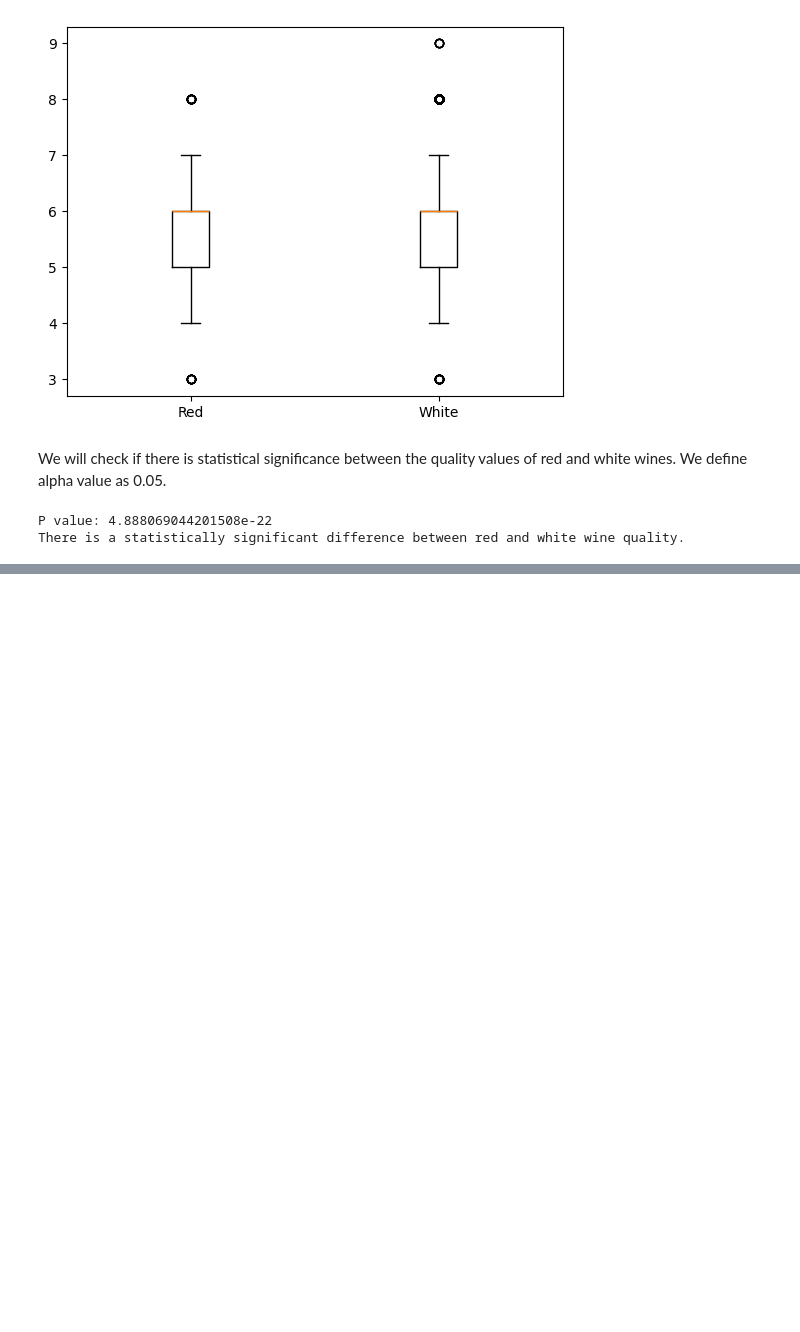
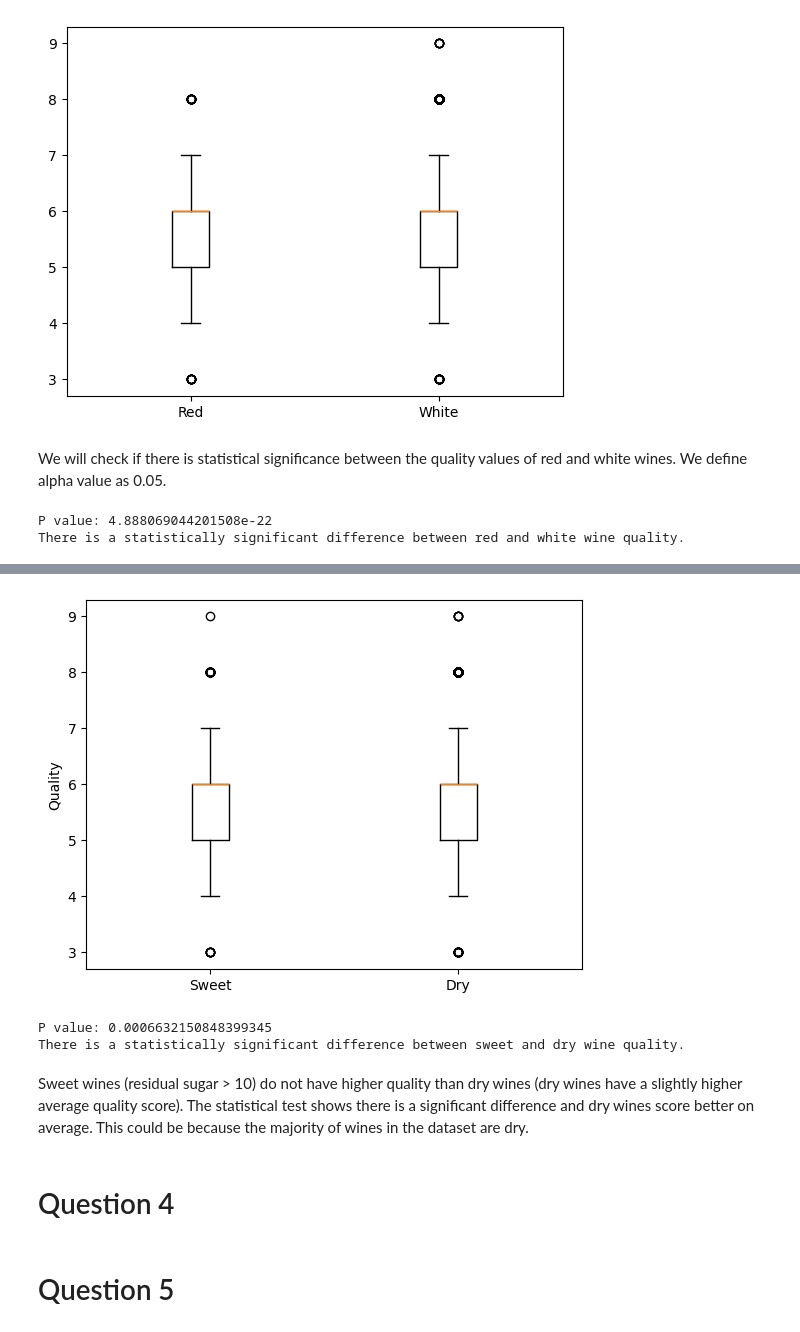
Before and after one commit to thanasisxan/AI-101-Machine-Learning, a Jupyter notebook: Exercise-4/wine-type-prediction-2.ipynb, the cells around one changed output, grey strips where cells are left out. Saved outputs shown, nothing was run; the diff lists cells and outputs as text; code cells hidden in the pictures; blank space fills up the shorter version.

```diff
--- a/Exercise-4/wine-type-prediction-2.ipynb
+++ b/Exercise-4/wine-type-prediction-2.ipynb
@@ -107,0 +127,15 @@ Therefore, white wine has a marginally higher average quality than red wine in t
+# %%
+# maximum dry is 10 g/l based on https://winefolly.com/deep-dive/dry-vs-sweet-wine/
+sweet_threshold = 10
+
+sweet_wines_df = df[df['residual sugar'] > sweet_threshold]
+dry_wines_df = df[df['residual sugar'] <= sweet_threshold]
+
+print("Sweet wines count:", len(sweet_wines_df))
+print("Dry wines count:", len(dry_wines_df))
+print()
+print("Sweet wine quality - Mean:", sweet_wines_df['quality'].mean())
+print("Sweet wine quality - Median:", sweet_wines_df['quality'].median())
+print()
+print("Dry wine quality - Mean:", dry_wines_df['quality'].mean())
+print("Dry wine quality - Median:", dry_wines_df['quality'].median())
@@ -107,0 +151,24 @@ Therefore, white wine has a marginally higher average quality than red wine in t
+# %%
+plt.boxplot([sweet_wines_df['quality'], dry_wines_df['quality']], tick_labels=['Sweet', 'Dry'])
+plt.ylabel('Quality')
+plt.show()
+# %% [output]
+[figure, added]
+# %%
+a_value = 0.05
+p_value = scipy.stats.ttest_ind(sweet_wines_df['quality'], dry_wines_df['quality']).pvalue
+
+print("P value:", p_value)
+
+if p_value < a_value:
+    print("There is a statistically significant difference between sweet and dry wine quality.")
+else:
+    print("There is no statistically significant difference between sweet and dry wine quality.")
+# %% [output]
+P value: 0.0006632150848399345
+There is a statistically significant difference between sweet and dry wine quality.
+# %% [markdown]
+Sweet wines (residual sugar > 10) do not have higher quality than dry wines (dry wines have a slightly higher average quality score).
+The statistical test shows there is a significant difference and dry wines score better on average. This could be because the majority of wines in the dataset are dry.
+# %% [markdown]
+# Question 4
@@ -107,0 +180,2 @@ Therefore, white wine has a marginally higher average quality than red wine in t
+# %% [markdown]
+# Question 5
```
Also changed, not shown: parts of 11 cells of this notebook.
